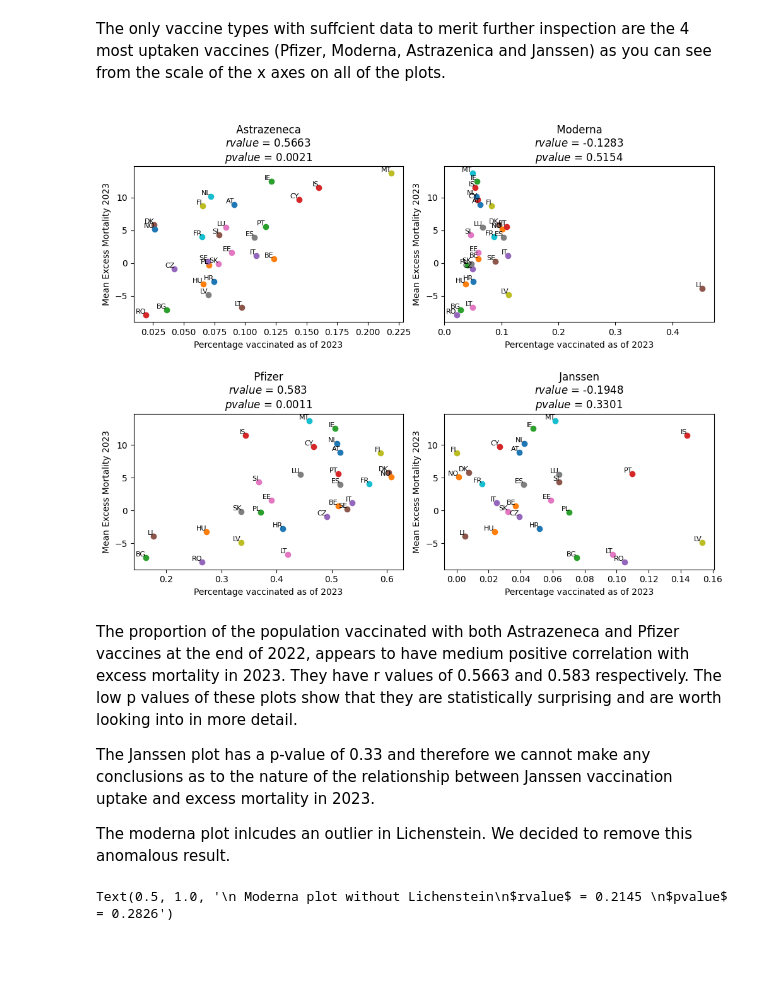
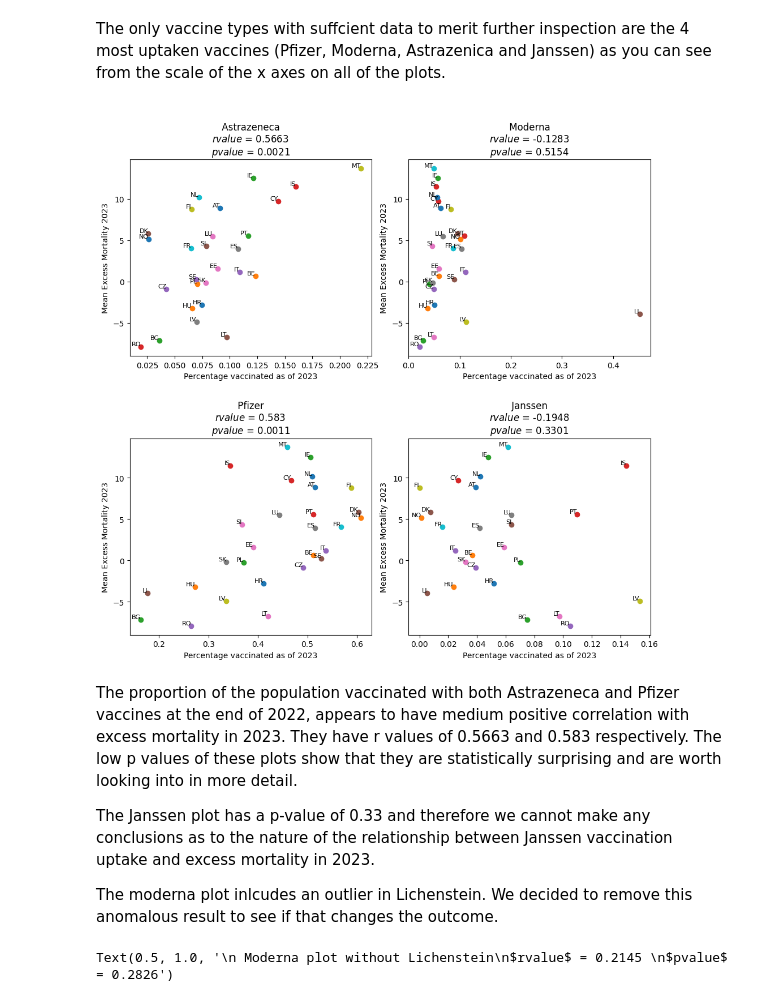
Before and after one commit to lisds/excess-deaths, a Jupyter notebook: Write_Up.ipynb, the cells around one changed output. Saved outputs shown, nothing was run; the diff lists cells and outputs as text; code cells hidden in the pictures; blank space fills up the shorter version.

```diff
--- a/Write_Up.ipynb
+++ b/Write_Up.ipynb
@@ -555,7 +573,7 @@ PF_linregress = table_regress_type.loc['Pfizer']
 JAN_linregress = table_regress_type.loc['Janssen']
 # %%
 
-fig, axs = plt.subplots(2, 2, figsize=(10, 8))
+fig, axs = plt.subplots(2, 2, figsize=(10, 10))
 
 for x, y, country in zip(vaccine_dict['Astrazeneca']['% vaxed'],
                          vaccine_dict['Astrazeneca']['Mean 2023'],
@@ -571,40 +589,40 @@ for x, y, country in zip(vaccine_dict['Moderna']['% vaxed'],
     axs[0, 1].scatter(x, y)
     axs[0, 1].text(x, y, country, fontsize=8, ha='right', va='bottom')
     axs[0, 1].set_title(f"\n Moderna \n$rvalue$ = {round(MOD_linregress['r-value'],4)} \n$pvalue$ = {round(MOD_linregress['p-value'],4)}")
 
 
 for x, y, country in zip(vaccine_dict['Pfizer']['% vaxed'],
                          vaccine_dict['Pfizer']['Mean 2023'],
                          vaccine_dict['Pfizer']['ReportingCountry']):
     axs[1, 0].scatter(x, y)
     axs[1, 0].text(x, y, country, fontsize=8, ha='right', va='bottom')  # Adjust fontsize and position as needed
     axs[1, 0].set_title(f"\n Pfizer \n$rvalue$ = {round(PF_linregress['r-value'],4)} \n$pvalue$ = {round(PF_linregress['p-value'],4)}")
 
 
 for x, y, country in zip(vaccine_dict['Janssen']['% vaxed'],
                          vaccine_dict['Janssen']['Mean 2023'],
                          vaccine_dict['Janssen']['ReportingCountry']):
     axs[1, 1].scatter(x, y)
     axs[1, 1].text(x, y, country, fontsize=8, ha='right', va='bottom')  # Adjust fontsize and position as needed
     axs[1, 1].set_title(f"\n Janssen \n$rvalue$ = {round(JAN_linregress['r-value'],4)} \n$pvalue$ = {round(JAN_linregress['p-value'],4)}")
 
 for ax in axs.flat:
 
     ax.set(xlabel='Percentage vaccinated as of 2023', ylabel='Mean Excess Mortality 2023')
 
 
 plt.tight_layout()
 
 
 plt.show()
 # %% [output]
-[figure, old version]
+[figure, new version]
 # %% [markdown]
 The proportion of the population vaccinated with both Astrazeneca and Pfizer vaccines at the end of 2022, appears to have medium positive correlation with excess mortality in 2023. They have r values of 0.5663 and 0.583 respectively. The low p values of these plots show that they are statistically surprising and are worth looking into in more detail.
 
 The Janssen plot has a p-value of 0.33 and therefore we cannot make any conclusions as to the nature of the relationship between Janssen vaccination uptake and excess mortality in 2023.
 
-The moderna plot inlcudes an outlier in Lichenstein. We decided to remove this anomalous result.
+The moderna plot inlcudes an outlier in Lichenstein. We decided to remove this anomalous result to see if that changes the outcome.
 # %%
 no_LI = vaccine_dict['Moderna'][vaccine_dict['Moderna']['ReportingCountry'] != 'LI']
 no_LI_regression = sps.linregress(no_LI['% vaxed'], no_LI['Mean 2023'])
```
Also changed, not shown: parts of 44 cells of this notebook, 2 other files.
